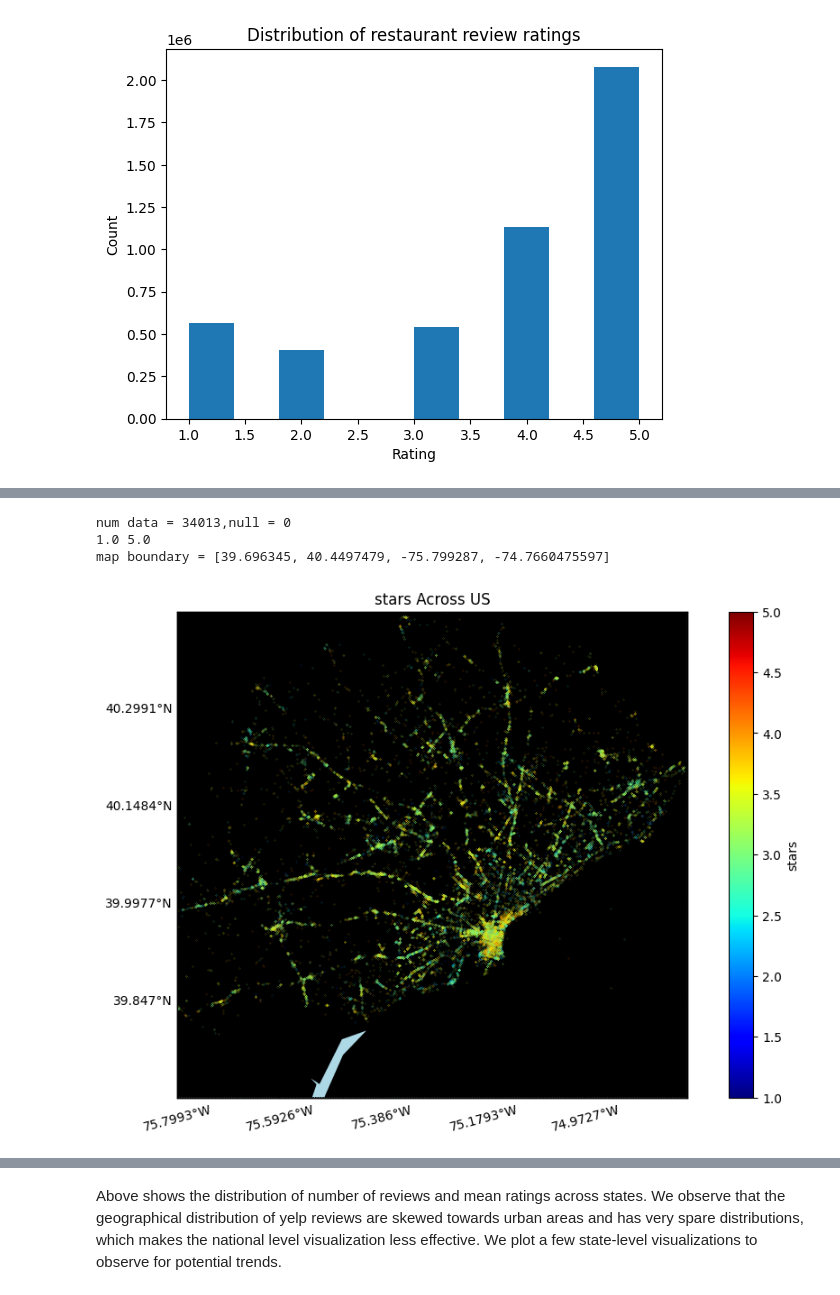
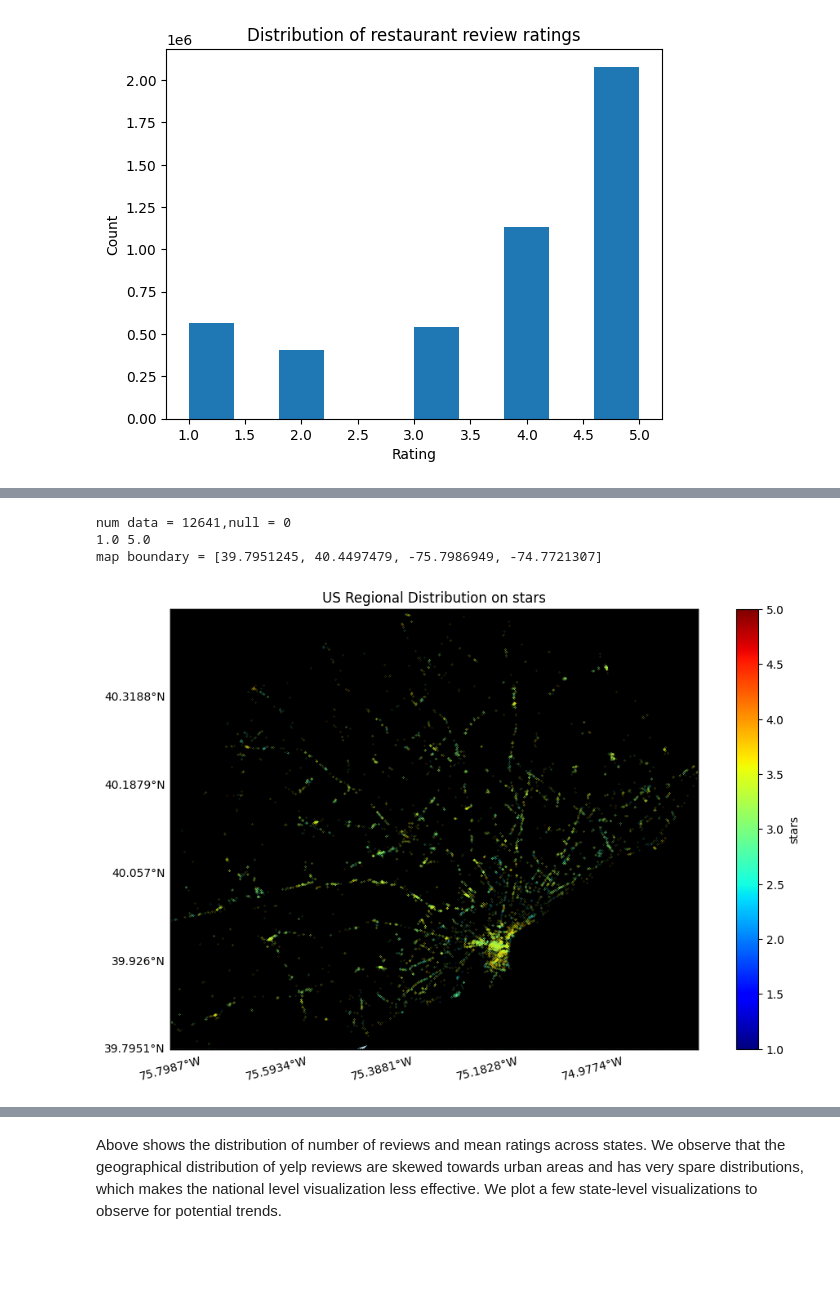
Before and after one commit to zihaohugh/SI-618-Final-Project, a Jupyter notebook: draft.ipynb, the cells around one changed output, grey strips where cells are left out. Cells and saved outputs as stored; diff of their text form; code cells hidden in the pictures; blank space fills up the shorter version.

```diff
--- a/draft.ipynb
+++ b/draft.ipynb
@@ -185,4 +210,4 @@ memory usage: 17.2+ MB
 # %%
 #convert string to dictionary
-business_df['hours'] = business_df['hours'].apply(
+restaurant_df['hours'] = restaurant_df['hours'].apply(
     lambda x: None if pd.isnull(x) else eval(x))
@@ -244,9 +275,9 @@ map boundary = [27.835316, 43.6954424, -120.095137, -75.5697462]
 # %%
-state_df = business_df[business_df['state'] == 'PA']
+state_df = restaurant_df[restaurant_df['state'] == 'PA']
 plot_geomap(state_df, col = 'stars', task_name = 'stars', by_state = False)
 # %% [output]
-num data = 34013,null = 0
+num data = 12641,null = 0
 1.0 5.0
-map boundary = [39.696345, 40.4497479, -75.799287, -74.7660475597]
+map boundary = [39.7951245, 40.4497479, -75.7986949, -74.7721307]
-[figure, old version]
+[figure, new version]
 # %%
```
Also changed, not shown: parts of 16 cells of this notebook, 1 other file.
